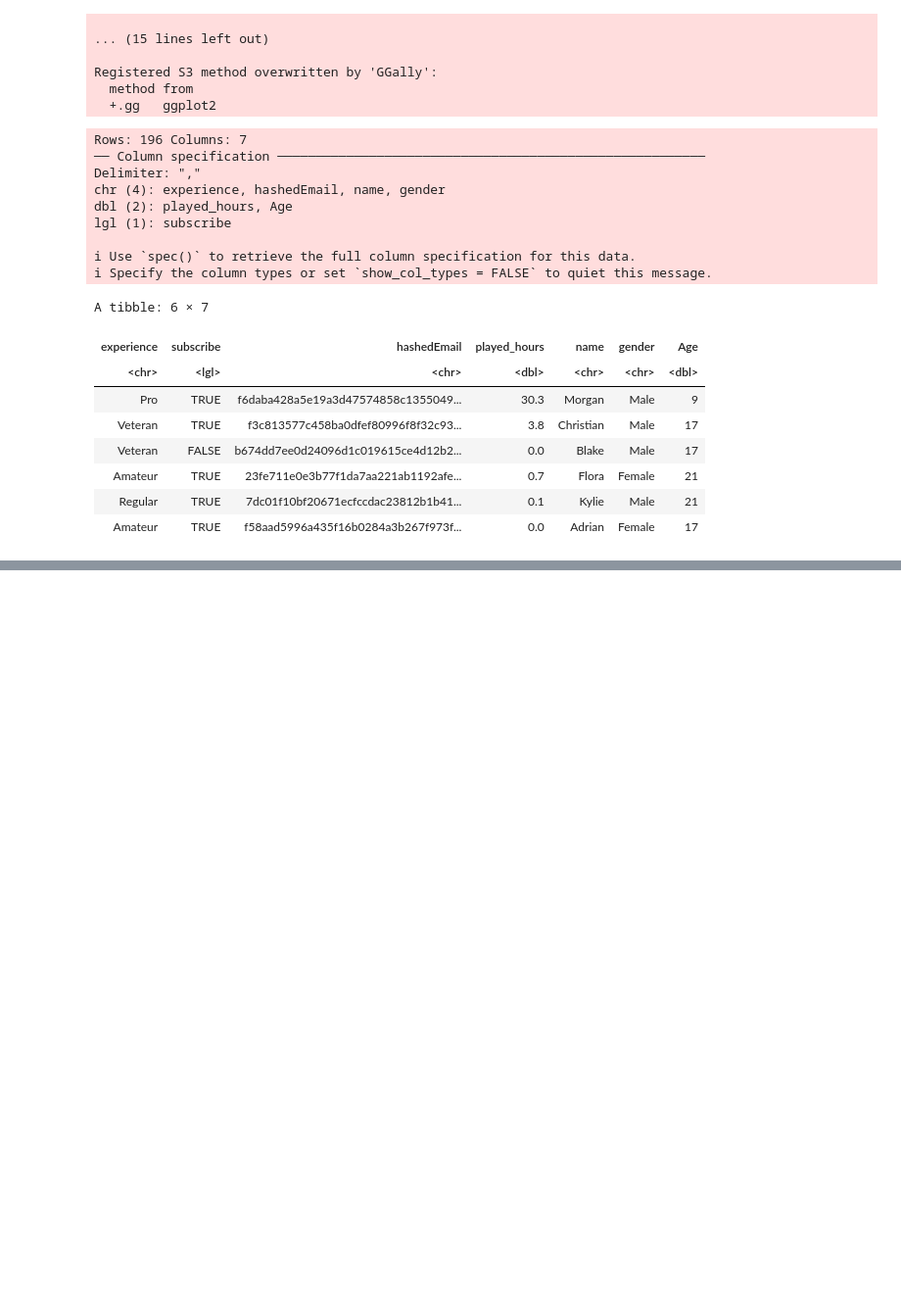
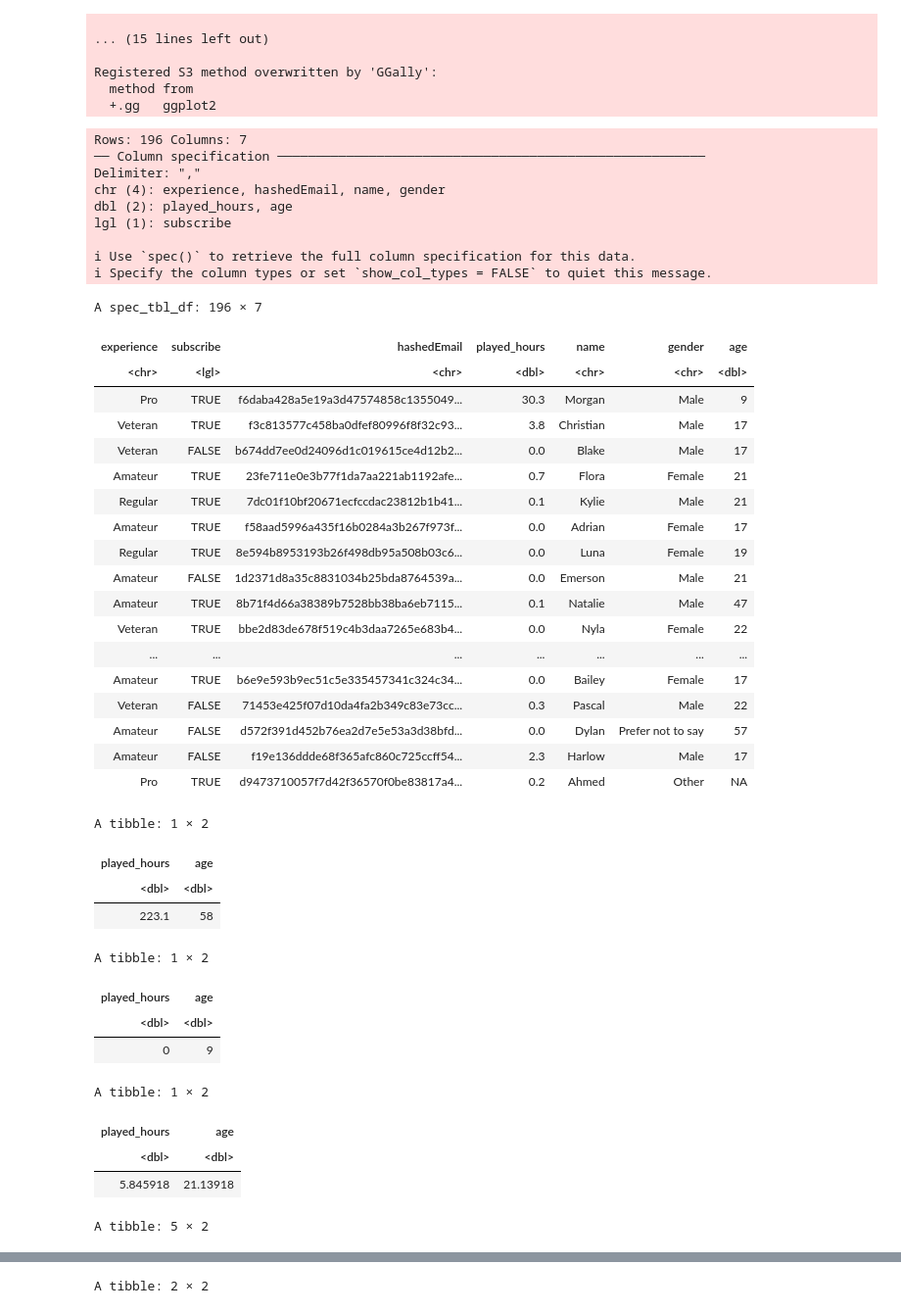
Before and after one commit to garyzhang25/DSCI-100-Group-Project, a Jupyter notebook: group_dsci.ipynb, the cells around one changed output, grey strips where cells are left out. Shown at 98% size. Cells and saved outputs as stored; diff of their text form; code cells hidden in the pictures; blank space fills up the shorter version.

```diff
--- a/group_dsci.ipynb
+++ b/group_dsci.ipynb
@@ -31,20 +31,55 @@ Registered S3 method overwritten by 'GGally':
   method from
   +.gg   ggplot2
 # %%
-players <- read_csv("players.csv")
-head(players)
+url<-"https://raw.githubusercontent.com/garyzhang25/DSI-100-Individual-Project/refs/heads/main/players.csv"
+download.file(url, "players.csv")
+players_data<-read_csv("players.csv")
+players_data
+
+players_max<-players_data |>
+select(played_hours, age) |>
+map_df(max, na.rm=TRUE)
+players_max
+
+players_min<-players_data |>
+select(played_hours, age) |>
+map_df(min, na.rm=TRUE)
+players_min
+
+players_mean<-players_data |>
+select(played_hours, age) |>
+map_df(mean, na.rm=TRUE)
+players_mean
+
+players_experience_count<-players_data |>
+group_by(experience) |>
+summarize(count=n()) |>
+arrange(by=desc(count))
+players_experience_count
+
+players_sub_count<- players_data |>
+group_by(subscribe) |>
+summarize(count=n()) |>
+arrange(by=desc(count))
+players_sub_count
+
+players_gender_count<- players_data |>
+group_by(gender) |>
+summarize(count=n()) |>
+arrange(by=desc(count))
+players_gender_count
 # %% [output]
 Rows: 196 Columns: 7
 ── Column specification ────────────────────────────────────────────────────────
 Delimiter: ","
 chr (4): experience, hashedEmail, name, gender
-dbl (2): played_hours, Age
+dbl (2): played_hours, age
 lgl (1): subscribe
 
 ℹ Use `spec()` to retrieve the full column specification for this data.
 ℹ Specify the column types or set `show_col_types = FALSE` to quiet this message.
-A tibble: 6 × 7
+A spec_tbl_df: 196 × 7
-| experience | subscribe | hashedEmail | played_hours | name | gender | Age |
+| experience | subscribe | hashedEmail | played_hours | name | gender | age |
 | <chr> | <lgl> | <chr> | <dbl> | <chr> | <chr> | <dbl> |
 | Pro | TRUE | f6daba428a5e19a3d47574858c1355049... | 30.3 | Morgan | Male | 9 |
 | Veteran | TRUE | f3c813577c458ba0dfef80996f8f32c93... | 3.8 | Christian | Male | 17 |
@@ -52,3 +87,26 @@ A tibble: 6 × 7
 | Amateur | TRUE | 23fe711e0e3b77f1da7aa221ab1192afe... | 0.7 | Flora | Female | 21 |
 | Regular | TRUE | 7dc01f10bf20671ecfccdac23812b1b41... | 0.1 | Kylie | Male | 21 |
 | Amateur | TRUE | f58aad5996a435f16b0284a3b267f973f... | 0.0 | Adrian | Female | 17 |
+| Regular | TRUE | 8e594b8953193b26f498db95a508b03c6... | 0.0 | Luna | Female | 19 |
+| Amateur | FALSE | 1d2371d8a35c8831034b25bda8764539a... | 0.0 | Emerson | Male | 21 |
+| Amateur | TRUE | 8b71f4d66a38389b7528bb38ba6eb7115... | 0.1 | Natalie | Male | 47 |
+| Veteran | TRUE | bbe2d83de678f519c4b3daa7265e683b4... | 0.0 | Nyla | Female | 22 |
+| ... | ... | ... | ... | ... | ... | ... |
+| Amateur | TRUE | b6e9e593b9ec51c5e335457341c324c34... | 0.0 | Bailey | Female | 17 |
+| Veteran | FALSE | 71453e425f07d10da4fa2b349c83e73cc... | 0.3 | Pascal | Male | 22 |
+| Amateur | FALSE | d572f391d452b76ea2d7e5e53a3d38bfd... | 0.0 | Dylan | Prefer not to say | 57 |
+| Amateur | FALSE | f19e136ddde68f365afc860c725ccff54... | 2.3 | Harlow | Male | 17 |
+| Pro | TRUE | d9473710057f7d42f36570f0be83817a4... | 0.2 | Ahmed | Other | NA |
+A tibble: 1 × 2
+| played_hours | age |
+| <dbl> | <dbl> |
+| 223.1 | 58 |
+A tibble: 1 × 2
+| played_hours | age |
+| <dbl> | <dbl> |
+| 0 | 9 |
+A tibble: 1 × 2
+| played_hours | age |
+| <dbl> | <dbl> |
+| 5.845918 | 21.13918 |
+A tibble: 5 × 2
@@ -54,0 +120 @@ A tibble: 6 × 7
+A tibble: 2 × 2
```
Also changed, not shown: parts of 2 cells of this notebook.
